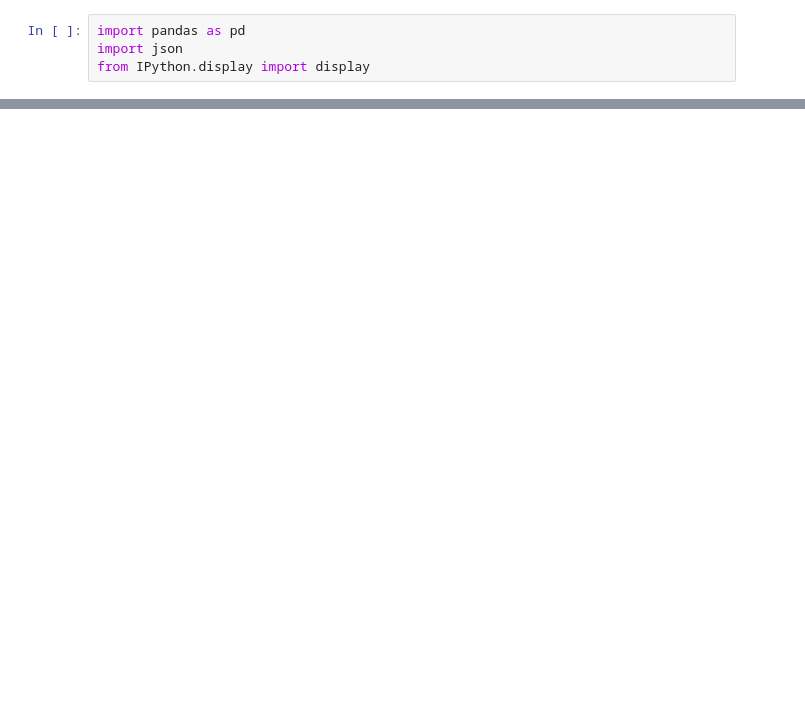
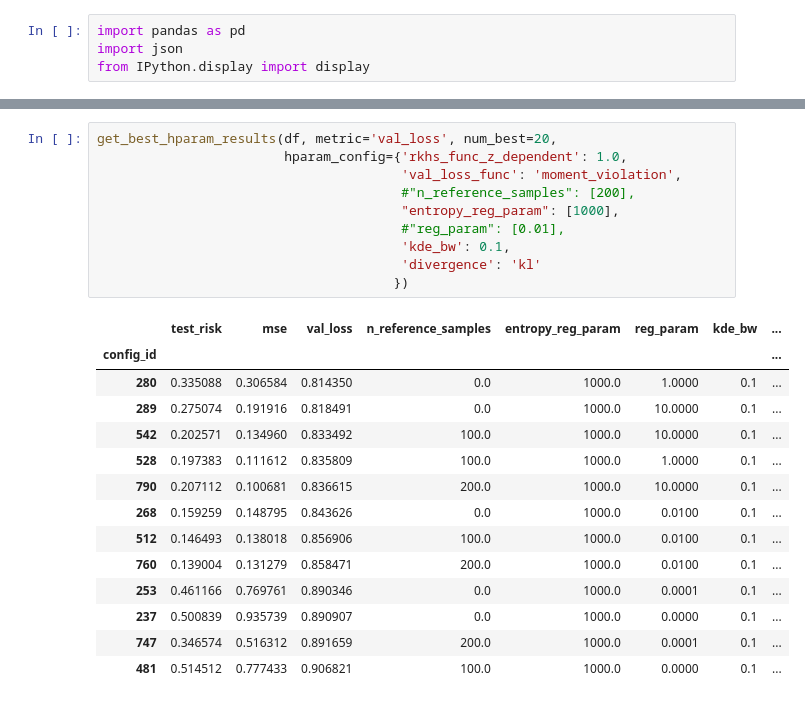
Before and after one commit to HeinerKremer/conditional-moment-restrictions, a Jupyter notebook: experiments/eval_data_pandas.ipynb, the cells around one changed output, grey strips where cells are left out. Drawn from its saved outputs; the diff is of its cells as text; blank space fills up the shorter version.

```diff
--- a/experiments/eval_data_pandas.ipynb
+++ b/experiments/eval_data_pandas.ipynb
@@ -111,0 +161,25 @@ df.loc[19]
+# %%
+get_best_hparam_results(df, metric='val_loss', num_best=20,
+                        hparam_config={'rkhs_func_z_dependent': 1.0,
+                                       'val_loss_func': 'moment_violation',
+                                       #"n_reference_samples": [200],
+                                       "entropy_reg_param": [1000],
+                                       #"reg_param": [0.01],
+                                       'kde_bw': 0.1,
+                                       'divergence': 'kl'
+                                      })
+# %% [output]
+|  | test_risk | mse | val_loss | n_reference_samples | entropy_reg_param | reg_param | kde_bw | ... |
+| config_id |  |  |  |  |  |  |  | ... |
+| 280 | 0.335088 | 0.306584 | 0.814350 | 0.0 | 1000.0 | 1.0000 | 0.1 | ... |
+| 289 | 0.275074 | 0.191916 | 0.818491 | 0.0 | 1000.0 | 10.0000 | 0.1 | ... |
+| 542 | 0.202571 | 0.134960 | 0.833492 | 100.0 | 1000.0 | 10.0000 | 0.1 | ... |
+| 528 | 0.197383 | 0.111612 | 0.835809 | 100.0 | 1000.0 | 1.0000 | 0.1 | ... |
+| 790 | 0.207112 | 0.100681 | 0.836615 | 200.0 | 1000.0 | 10.0000 | 0.1 | ... |
+| 268 | 0.159259 | 0.148795 | 0.843626 | 0.0 | 1000.0 | 0.0100 | 0.1 | ... |
+| 512 | 0.146493 | 0.138018 | 0.856906 | 100.0 | 1000.0 | 0.0100 | 0.1 | ... |
+| 760 | 0.139004 | 0.131279 | 0.858471 | 200.0 | 1000.0 | 0.0100 | 0.1 | ... |
+| 253 | 0.461166 | 0.769761 | 0.890346 | 0.0 | 1000.0 | 0.0001 | 0.1 | ... |
+| 237 | 0.500839 | 0.935739 | 0.890907 | 0.0 | 1000.0 | 0.0000 | 0.1 | ... |
+| 747 | 0.346574 | 0.516312 | 0.891659 | 200.0 | 1000.0 | 0.0001 | 0.1 | ... |
+| 481 | 0.514512 | 0.777433 | 0.906821 | 100.0 | 1000.0 | 0.0000 | 0.1 | ... |
```
Also changed, not shown: parts of 13 cells of this notebook, 5 other files.
